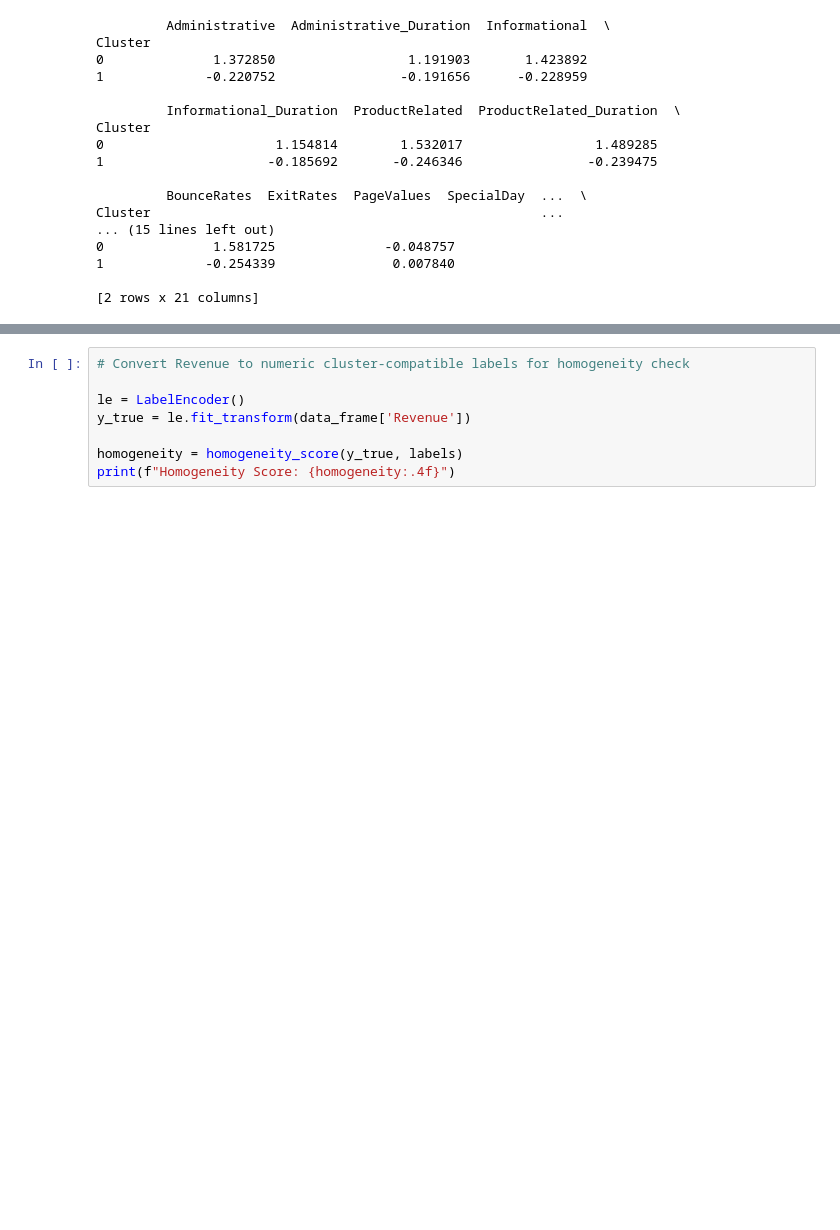
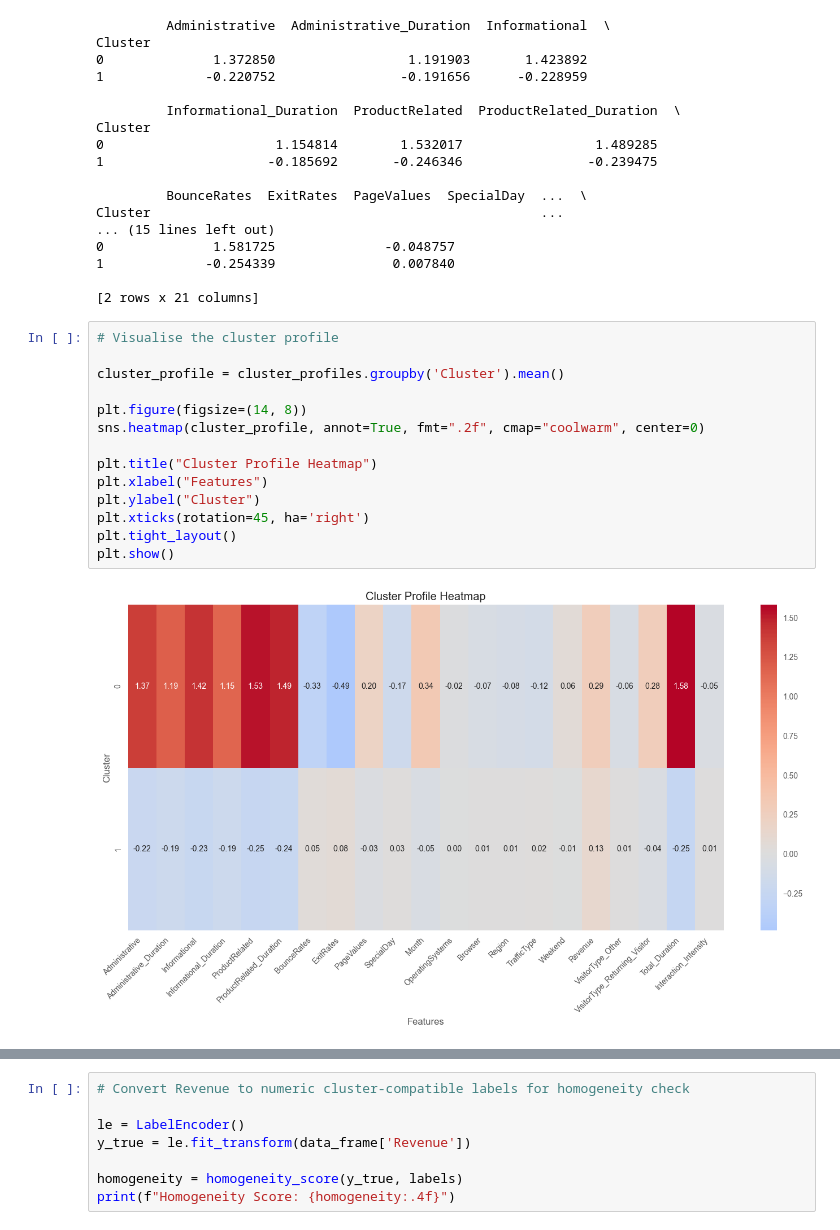
Before and after one commit to RProDigest/BAN6800, a Jupyter notebook: Week-4/NoteBooks/ClusteringNoteBook/Clustering_Analysis.ipynb, the cells around one changed output, grey strips where cells are left out. Saved outputs shown, nothing was run; the diff lists cells and outputs as text; blank space fills up the shorter version.

```diff
--- a/Week-4/NoteBooks/ClusteringNoteBook/Clustering_Analysis.ipynb
+++ b/Week-4/NoteBooks/ClusteringNoteBook/Clustering_Analysis.ipynb
@@ -203,3 +196,19 @@ Cluster                                                  ...
 1             -0.254339               0.007840
 
 [2 rows x 21 columns]
+# %%
+# Visualise the cluster profile
+
+cluster_profile = cluster_profiles.groupby('Cluster').mean()
+
+plt.figure(figsize=(14, 8))
+sns.heatmap(cluster_profile, annot=True, fmt=".2f", cmap="coolwarm", center=0)
+
+plt.title("Cluster Profile Heatmap")
+plt.xlabel("Features")
+plt.ylabel("Cluster")
+plt.xticks(rotation=45, ha='right')
+plt.tight_layout()
+plt.show()
+# %% [output]
+[figure, added]
```
Also changed, not shown: parts of 13 cells of this notebook, 1 other file.
